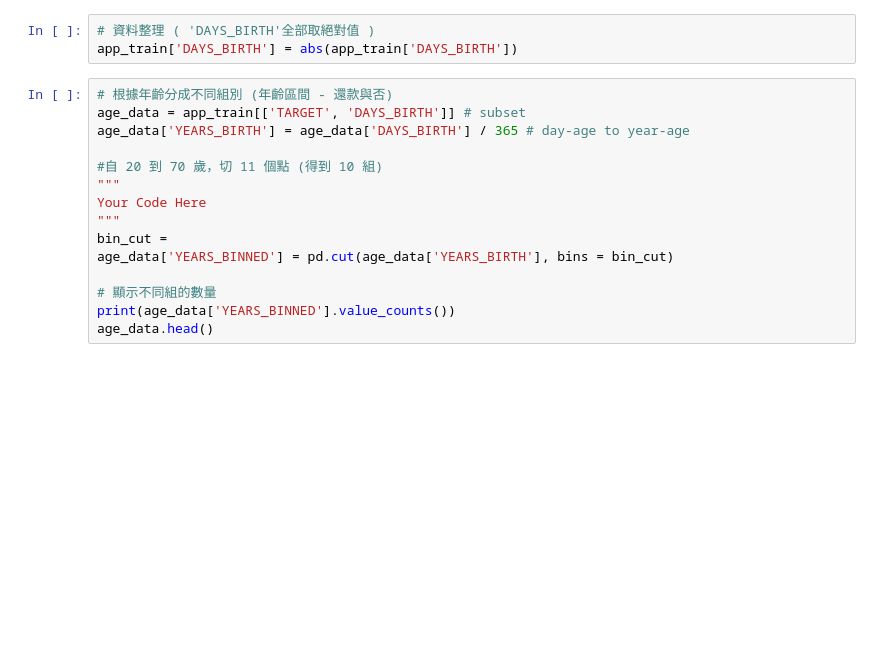
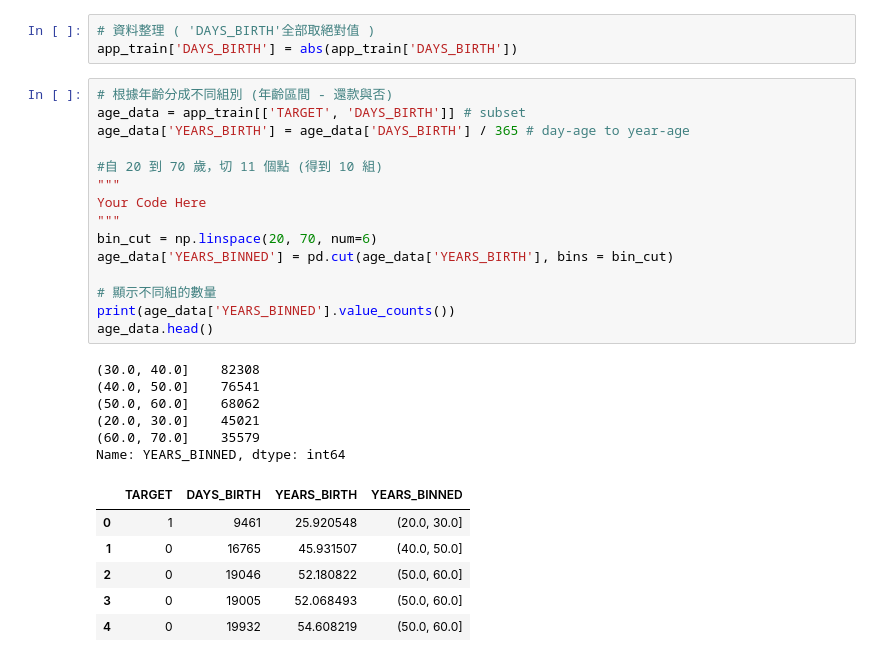
Before and after one commit to Ming-chen-hsiao/1st-DL-CVMarathon, a Jupyter notebook: Day_016_HW.ipynb, the cells around one changed output. Drawn from its saved outputs; the diff is of its cells as text; blank space fills up the shorter version.

```diff
--- a/Day_016_HW.ipynb
+++ b/Day_016_HW.ipynb
@@ -49,18 +49,31 @@ app_train['DAYS_BIRTH'] = abs(app_train['DAYS_BIRTH'])
 # %%
 # 根據年齡分成不同組別 (年齡區間 - 還款與否)
 age_data = app_train[['TARGET', 'DAYS_BIRTH']] # subset
 age_data['YEARS_BIRTH'] = age_data['DAYS_BIRTH'] / 365 # day-age to year-age
 
 #自 20 到 70 歲，切 11 個點 (得到 10 組)
 """
 Your Code Here
 """
-bin_cut =
+bin_cut = np.linspace(20, 70, num=6)
 age_data['YEARS_BINNED'] = pd.cut(age_data['YEARS_BIRTH'], bins = bin_cut)
 
 # 顯示不同組的數量
 print(age_data['YEARS_BINNED'].value_counts())
 age_data.head()
+# %% [output]
+(30.0, 40.0]    82308
+(40.0, 50.0]    76541
+(50.0, 60.0]    68062
+(20.0, 30.0]    45021
+(60.0, 70.0]    35579
+Name: YEARS_BINNED, dtype: int64
+|  | TARGET | DAYS_BIRTH | YEARS_BIRTH | YEARS_BINNED |
+| 0 | 1 | 9461 | 25.920548 | (20.0, 30.0] |
+| 1 | 0 | 16765 | 45.931507 | (40.0, 50.0] |
+| 2 | 0 | 19046 | 52.180822 | (50.0, 60.0] |
+| 3 | 0 | 19005 | 52.068493 | (50.0, 60.0] |
+| 4 | 0 | 19932 | 54.608219 | (50.0, 60.0] |
 # %%
 # 繪圖前先排序 / 分組
 """
```
Also changed, not shown: parts of 3 cells of this notebook.
